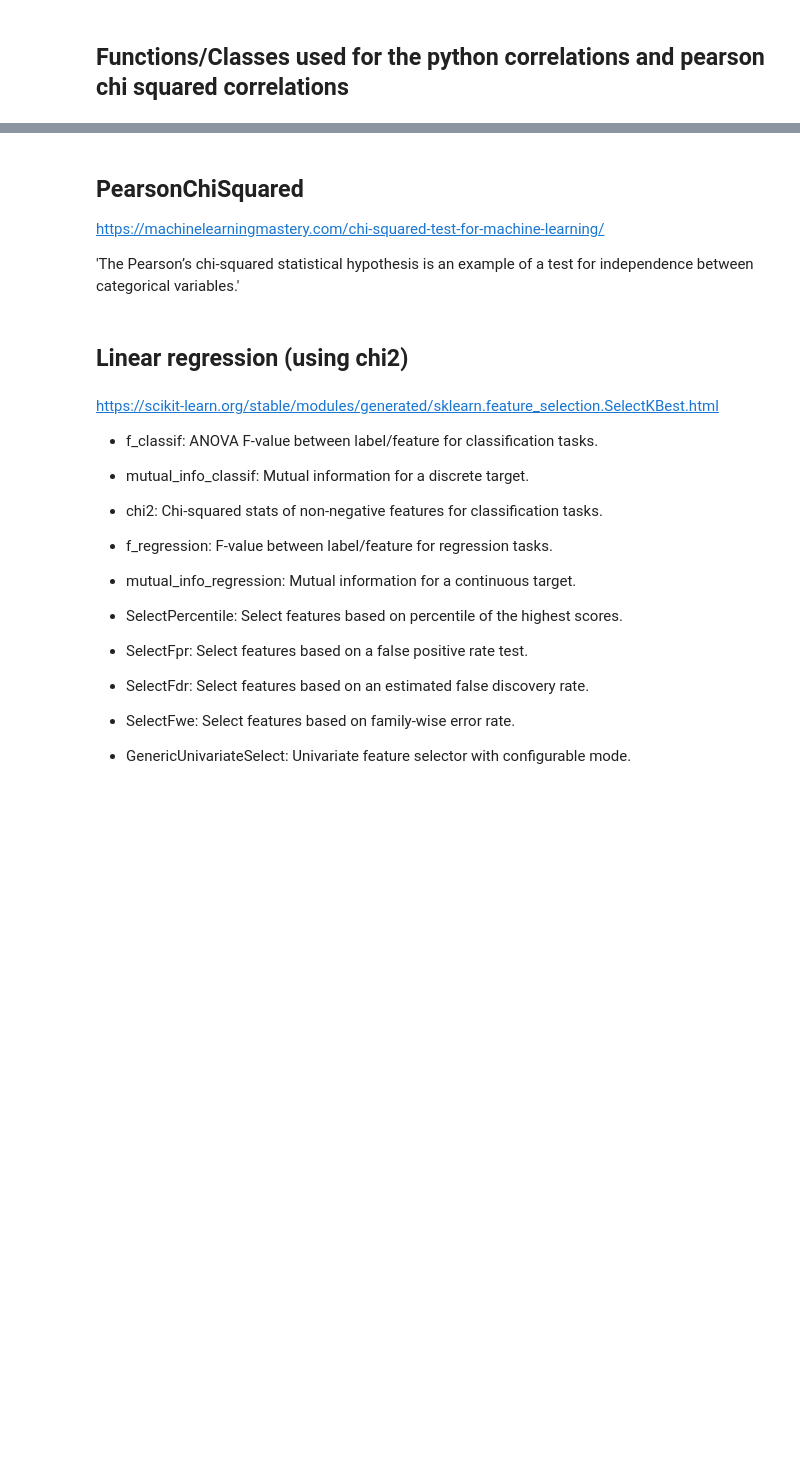
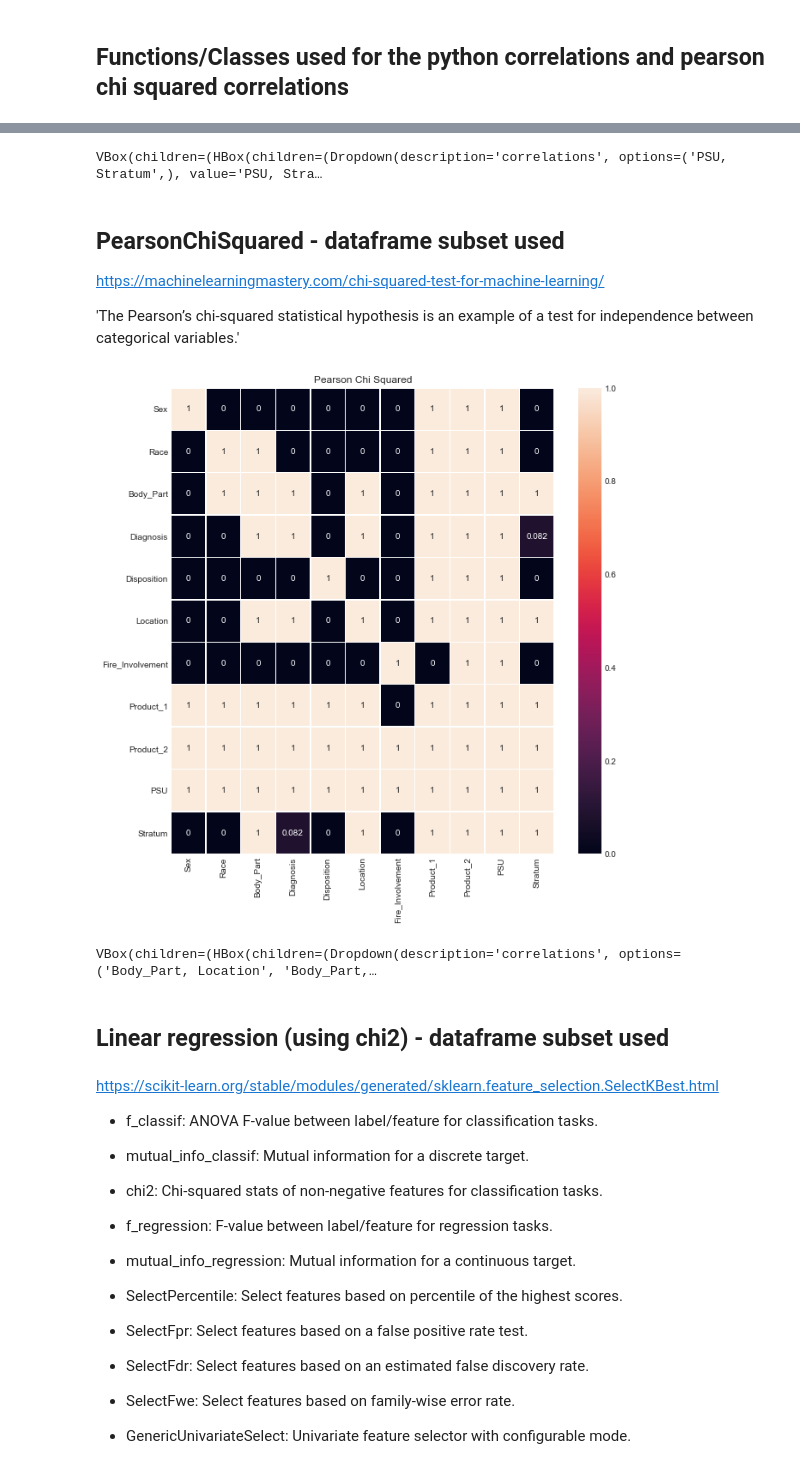
Before and after one commit to mrcorbett/MET_CS677_DataScienceWithPython, a Jupyter notebook: Project/bicycle_crashes_neiss_v10.ipynb, the cells around one changed output, grey strips where cells are left out. Drawn from its saved outputs; the diff is of its cells as text; code cells hidden in the pictures; blank space fills up the shorter version.

```diff
--- a/Project/bicycle_crashes_neiss_v10.ipynb
+++ b/Project/bicycle_crashes_neiss_v10.ipynb
@@ -307,22 +404,26 @@ if True == Includes.PythonCorr:
 #        print(n)
 # %%
 if True == Includes.PythonCorr:
-    plots = UserSelectableSwarmScatterPlots(highCorrelationsPythonCorr, codeIdTranslator)
+    plots = UserSelectableSwarmScatterPlots(highCorrelationsPythonCorr, neissSubset.getCodeIdTranslator())
     plots.show()
+# %% [output]
+VBox(children=(HBox(children=(Dropdown(description='correlations', options=('PSU, Stratum',), value='PSU, Stra…
 # %% [markdown]
-## PearsonChiSquared
+## PearsonChiSquared - dataframe subset used
 
 https://machinelearningmastery.com/chi-squared-test-for-machine-learning/
 
 'The Pearson’s chi-squared statistical hypothesis is an example of a test for independence between categorical variables.'
 # %%
 if True == Includes.PearsonChiSquared:
-    pearsonChiSquared = PearsonChiSquared(dfCategorical)
-    dfPersonChiSquaredCategoricalCorrMatrix = pearsonChiSquared.getCorrMatrixDataframe(categories)
+    pearsonChiSquared = PearsonChiSquared(neissSubset.getDataframe())
+    dfPersonChiSquaredCategoricalCorrMatrix = pearsonChiSquared.getCorrMatrixDataframe(neissSubset.getCategories())
     #print(dfCategoricalCorrMatrix.head())
 
     heatMap = CategoricalMatrixHeatMap('Pearson Chi Squared', dfPersonChiSquaredCategoricalCorrMatrix)
     heatMap.show()
+# %% [output]
+[figure, added]
 # %%
 if True == Includes.PearsonChiSquared:
     highCorrelationsPearsonChiSquared = getHighCorrelations(
@@ -335,10 +436,12 @@ if True == Includes.PearsonChiSquared:
 #        print(n)
 # %%
 if True == Includes.PearsonChiSquared:
-    plots = UserSelectableSwarmScatterPlots(highCorrelationsPearsonChiSquared, codeIdTranslator)
+    plots = UserSelectableSwarmScatterPlots(highCorrelationsPearsonChiSquared, neissSubset.getCodeIdTranslator())
     plots.show()
+# %% [output]
+VBox(children=(HBox(children=(Dropdown(description='correlations', options=('Body_Part, Location', 'Body_Part,…
 # %% [markdown]
-## Linear regression (using chi2)
+## Linear regression (using chi2) - dataframe subset used
 # %% [markdown]
 https://scikit-learn.org/stable/modules/generated/sklearn.feature_selection.SelectKBest.html
 
```
Also changed, not shown: parts of 38 cells of this notebook, 23 other files.
